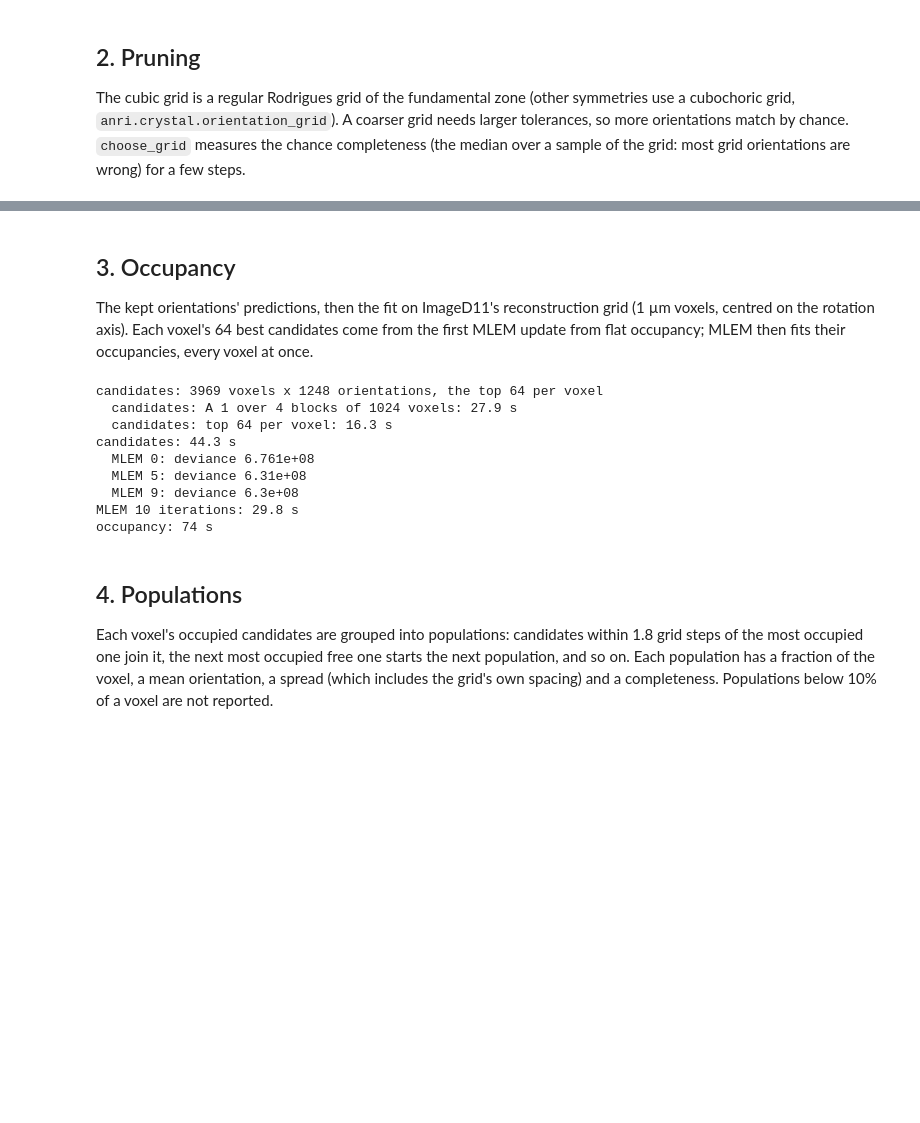
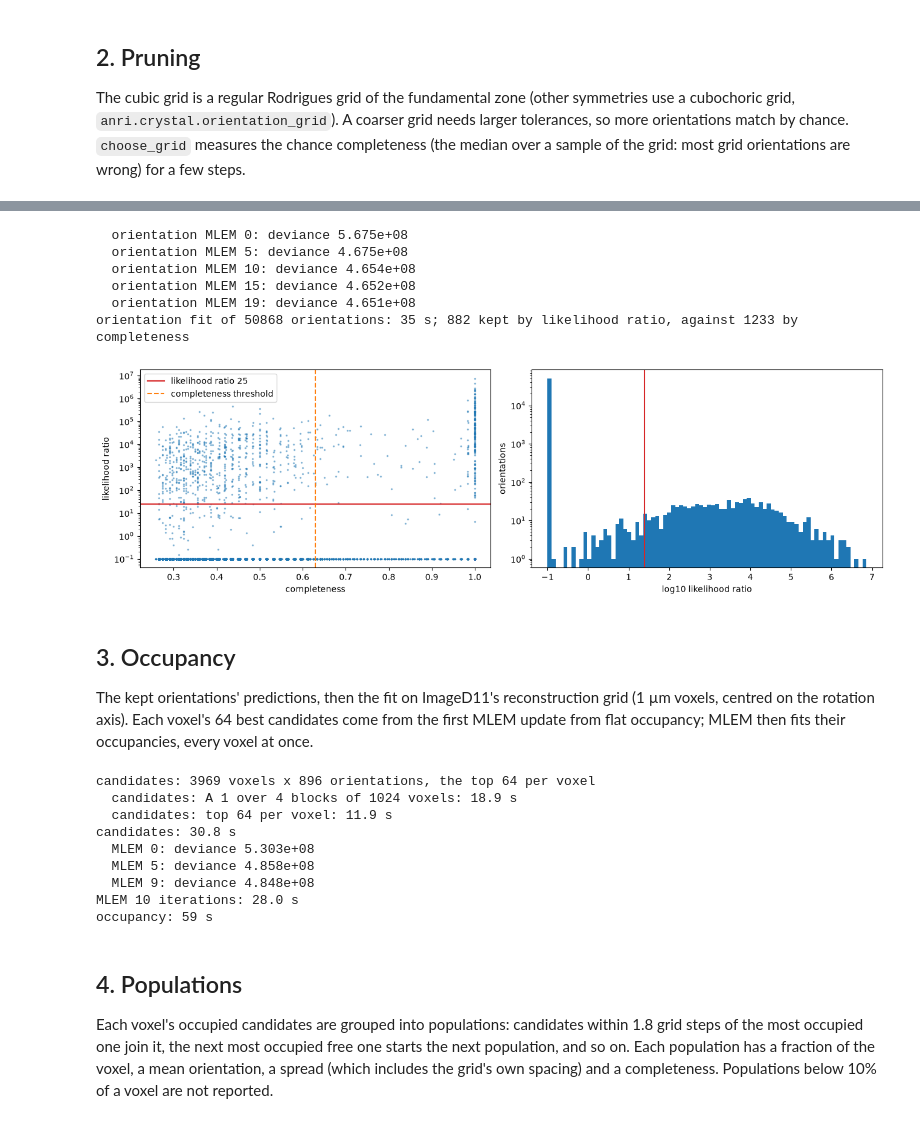
Before and after one commit to jadball/anri, a Jupyter notebook: docs/source/tutorials/indexing.ipynb, the cells around one changed output, grey strips where cells are left out. Drawn from its saved outputs; the diff is of its cells as text; code cells hidden in the pictures; blank space fills up the shorter version.

```diff
--- a/docs/source/tutorials/indexing.ipynb
+++ b/docs/source/tutorials/indexing.ipynb
@@ -119,7 +119,7 @@ ds = anri.io.read_dataset(dsfile)
 geo, phase, cell = anri.io.read_pars_json(ds["parfile"])
 geom = anri.io.geom_from_pars(geo, ds["y0"], wl * 2e-3 / 2.355, 1.5e-4, 1.5e-4, sig_beam=1.0, voxel_size=1.0)
 geom = {k: jnp.asarray(v, jnp.float32) if np.issubdtype(np.asarray(v).dtype, np.floating) else v for k, v in geom.items()}
-rings = X.ring_table(crystal, geo["wavelength"], 6)
+rings = ix.ring_table(crystal, geo["wavelength"], 6)
 chunk = 1 << 20
 
 def stream(groups=None):
@@ -130,8 +130,8 @@ lo, step = float(rings["tth"][0]) - 0.5, 0.002
 n = int(np.ceil((float(rings["tth"][-1]) + 0.5 - lo) / step))
 prof = jnp.zeros(n)
 for slow, fast, om, _, val in stream([f"{k}.1" for k in (16, 31, 46)]):
-    prof += X.tth_profile(X.pixel_angles(jnp.asarray(slow), jnp.asarray(fast), jnp.asarray(om), geom), jnp.asarray(val), lo, step, n)
-offset, hw = X.ring_widths(np.asarray(prof), lo, step, rings["tth"])
+    prof += ix.tth_profile(ix.pixel_angles(jnp.asarray(slow), jnp.asarray(fast), jnp.asarray(om), geom), jnp.asarray(val), lo, step, n)
+offset, hw = ix.ring_widths(np.asarray(prof), lo, step, rings["tth"])
 rings["hw"] = hw
 tth_tol = np.abs(offset) + hw
 
@@ -155,8 +155,8 @@ om0, ostep = float(ds["obinedges"][0]), float(np.median(np.diff(ds["obinedges"])
 nk = len(ds["ybincens"])
 lit_bins, bins = (0.5, 0.25, 720, 720), (1.0, 1.0, 360, 180)
 t0 = time.time()
-H_lit = X.histogram_pixels(stream(), geom, rings["tth"], tth_tol, om0, lit_bins, 1, chunk).reshape(6, 720, 720)
-H = X.histogram_pixels(stream(), geom, rings["tth"], tth_tol, om0, bins, nk, chunk)
+H_lit = ix.histogram_pixels(stream(), geom, rings["tth"], tth_tol, om0, lit_bins, 1, chunk).reshape(6, 720, 720)
+H = ix.histogram_pixels(stream(), geom, rings["tth"], tth_tol, om0, bins, nk, chunk)
 print(f"histograms: {time.time() - t0:.0f} s")
 
 # a sinogram from the histogram: the first ring, eta from 80 to 100 degrees, every dty row
@@ -170,6 +170,6 @@ ax.set_title("the {111} ring between eta 80° and 100°: each spot is lit over t
 plt.show()
 
 med = float(jnp.median(H_lit[H_lit > 0]))
-lit = {"table": X.lit_table(H_lit > med), "om0": om0, "bins": lit_bins, "frame_step": ostep, "etacut": 0.2}
+lit = {"table": ix.lit_table(H_lit > med), "om0": om0, "bins": lit_bins, "frame_step": ostep, "etacut": 0.2}
 print(f"lit: {float(jnp.mean(H_lit > med)) * 100:.1f}% of (ring, eta, omega) bins")
 # %% [output]
@@ -218,28 +221,59 @@ grid 2.0°: 1233 of 106532 orientations at completeness >= 0.63 (chance 0.26)
+# %%
+pre = np.flatnonzero(comp > info["chance"])
+d_rows = np.asarray(H).reshape(-1, nk).sum(1)  # the histogram with its dty rows summed
+t0 = time.time()
+g, lr = ix.orientation_mlem(d_rows, U_grid[pre], B, rings, geom, (*bins, om0), etacut=0.2)
+kept = pre[lr > 25]
+U_kept = U_grid[kept]
+print(f"orientation fit of {len(pre)} orientations: {time.time() - t0:.0f} s; {len(kept)} kept by likelihood ratio, "
+      f"against {info['n_above']} by completeness")
+
+fig, ax = plt.subplots(1, 2, figsize=(13, 3.8), layout="constrained")
+ax[0].scatter(comp[pre], np.maximum(lr, 0.1), s=2, alpha=0.4)
+ax[0].axhline(25, color="tab:red", label="likelihood ratio 25")
+ax[0].axvline(info["min_comp"], color="tab:orange", ls="--", label="completeness threshold")
+ax[0].set_yscale("log")
+ax[0].set_xlabel("completeness")
+ax[0].set_ylabel("likelihood ratio")
+ax[0].legend(loc="upper left")
+ax[1].hist(np.log10(np.maximum(lr, 0.1)), bins=80, log=True, color="tab:blue")
+ax[1].axvline(np.log10(25), color="tab:red")
+ax[1].set_xlabel("log10 likelihood ratio")
+ax[1].set_ylabel("orientations")
+plt.show()
+# %% [output]
+  orientation MLEM 0: deviance 5.675e+08
+  orientation MLEM 5: deviance 4.675e+08
+  orientation MLEM 10: deviance 4.654e+08
+  orientation MLEM 15: deviance 4.652e+08
+  orientation MLEM 19: deviance 4.651e+08
+orientation fit of 50868 orientations: 35 s; 882 kept by likelihood ratio, against 1233 by completeness
+[figure, added]
 # %% [markdown]
 ## 3. Occupancy
 
 The kept orientations' predictions, then the fit on ImageD11's reconstruction grid (1 µm voxels, centred on the rotation axis).
 Each voxel's 64 best candidates come from the first MLEM update from flat occupancy; MLEM then fits their occupancies, every voxel at once.
 # %%
-pred = X.predictions(U_kept, B, rings, geom, etacut=0.2)
+pred = ix.predictions(U_kept, B, rings, geom, etacut=0.2)
 ystep = float(np.median(np.diff(ds["ybincens"])))
 _, pad = anri.geom.sino_shift_and_pad(ds["y0"], nk, float(ds["ybincens"][0]), ystep)
 nr = nk + pad
 pos = np.asarray(anri.geom.recon_positions(nr, ystep), np.float32)
 scan = {"y0": ds["y0"], "dty0": float(ds["ybincens"][0]), "ystep": ystep, "n_rows": nk, "om0": om0}
 t0 = time.time()
-f, cand = X.fit_occupancy(H, pred, rings["ring_j"], pos, scan, bins, k=64, n_iter=10)
+f, cand = ix.fit_occupancy(H, pred, rings["ring_j"], pos, scan, bins, k=64, n_iter=10)
 print(f"occupancy: {time.time() - t0:.0f} s")
 # %% [output]
-candidates: 3969 voxels x 1248 orientations, the top 64 per voxel
-  candidates: A 1 over 4 blocks of 1024 voxels: 27.9 s
-  candidates: top 64 per voxel: 16.3 s
-candidates: 44.3 s
-  MLEM 0: deviance 6.761e+08
-  MLEM 5: deviance 6.31e+08
-  MLEM 9: deviance 6.3e+08
-MLEM 10 iterations: 29.8 s
-occupancy: 74 s
+candidates: 3969 voxels x 896 orientations, the top 64 per voxel
+  candidates: A 1 over 4 blocks of 1024 voxels: 18.9 s
+  candidates: top 64 per voxel: 11.9 s
+candidates: 30.8 s
+  MLEM 0: deviance 5.303e+08
+  MLEM 5: deviance 4.858e+08
+  MLEM 9: deviance 4.848e+08
+MLEM 10 iterations: 28.0 s
+occupancy: 59 s
 # %% [markdown]
 ## 4. Populations
 
```
Also changed, not shown: parts of 10 cells of this notebook, 2 other files.
